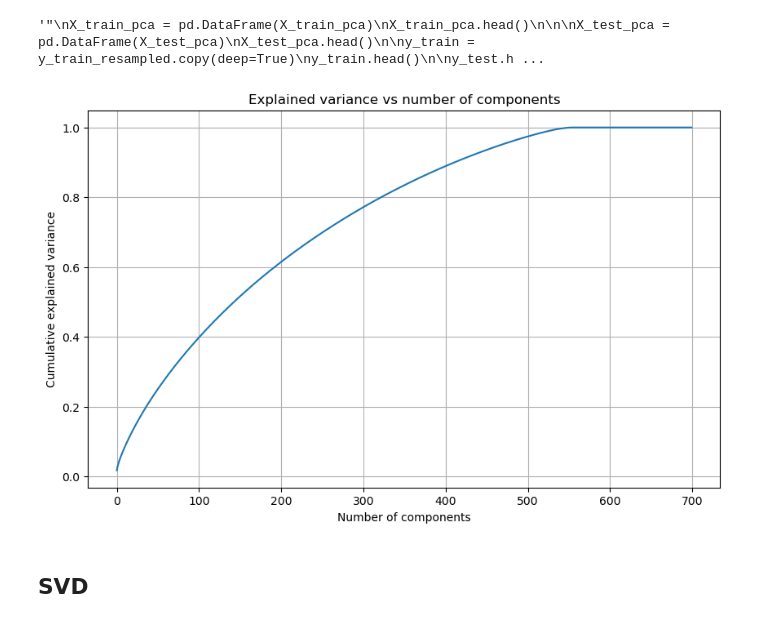
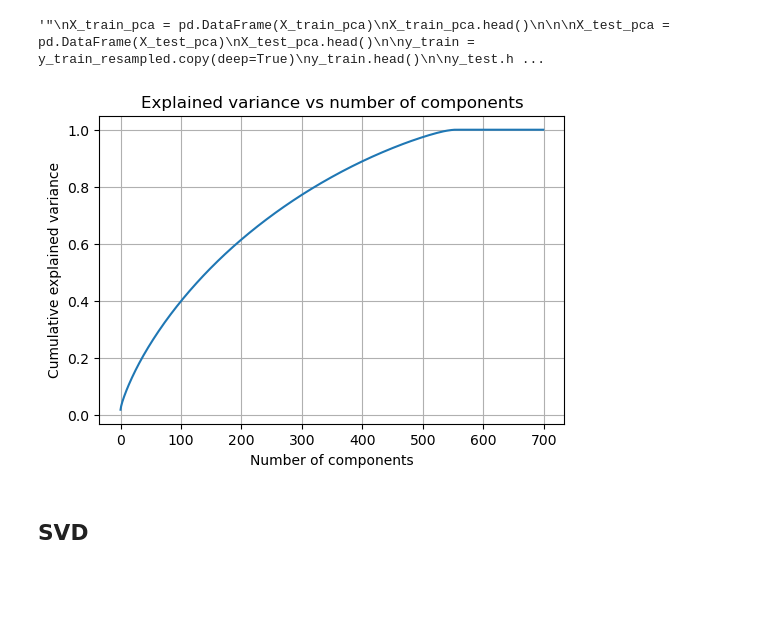
Before and after one commit to paulhoenes/ml_ss24, a Jupyter notebook: Amazon_reviews.ipynb, the cells around one changed output. Cells and saved outputs as stored; diff of their text form; code cells hidden in the pictures; blank space fills up the shorter version.

```diff
--- a/Amazon_reviews.ipynb
+++ b/Amazon_reviews.ipynb
@@ -323,15 +343,19 @@ Accuracy: 0.7127659574468085
 # %%
 cum_var = np.cumsum(pca.explained_variance_ratio_)
 
-plt.figure(figsize=(10, 6))
+plt.figure(figsize=(6, 4))
 plt.plot(cum_var)
 plt.xlabel('Number of components')
 plt.ylabel('Cumulative explained variance')
 plt.title('Explained variance vs number of components')
 plt.grid(True)
+
+# Export plot
+plt.savefig('PCA_Explained_variance.png')
+
 plt.show()
 # %% [output]
-[figure, old version]
+[figure, new version]
 # %%
 # Refit the PCA with the number of components that explain ca. 95% of the variance
 
```
Also changed, not shown: parts of 11 cells of this notebook, 4 other files.
